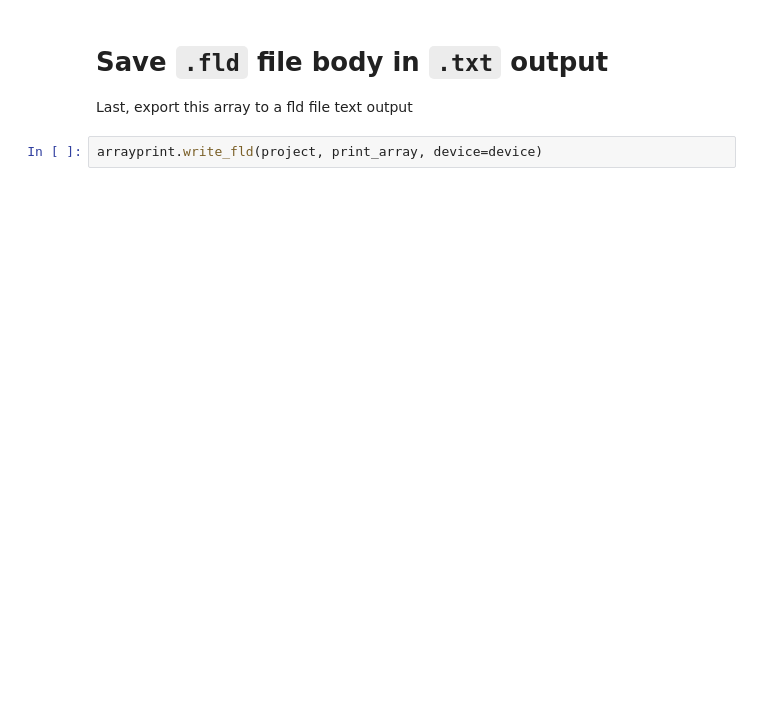
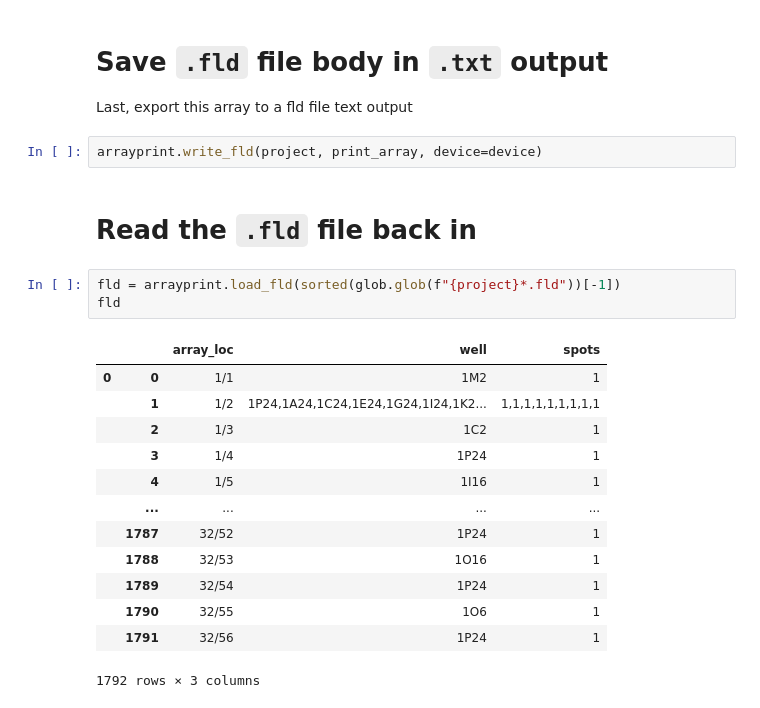
Before and after one commit to FordyceLab/arrayprint, a Jupyter notebook: docs/example.ipynb, the cells around one changed output. Drawn from its saved outputs; the diff is of its cells as text; blank space fills up the shorter version.

```diff
--- a/docs/example.ipynb
+++ b/docs/example.ipynb
@@ -144,3 +180,22 @@ plt.show()
 Last, export this array to a fld file text output
 # %%
 arrayprint.write_fld(project, print_array, device=device)
+# %% [markdown]
+# Read the `.fld` file back in
+# %%
+fld = arrayprint.load_fld(sorted(glob.glob(f"{project}*.fld"))[-1])
+fld
+# %% [output]
+|  |  | array_loc | well | spots |
+| 0 | 0 | 1/1 | 1M2 | 1 |
+|  | 1 | 1/2 | 1P24,1A24,1C24,1E24,1G24,1I24,1K2... | 1,1,1,1,1,1,1,1,1 |
+|  | 2 | 1/3 | 1C2 | 1 |
+|  | 3 | 1/4 | 1P24 | 1 |
+|  | 4 | 1/5 | 1I16 | 1 |
+|  | ... | ... | ... | ... |
+|  | 1787 | 32/52 | 1P24 | 1 |
+|  | 1788 | 32/53 | 1O16 | 1 |
+|  | 1789 | 32/54 | 1P24 | 1 |
+|  | 1790 | 32/55 | 1O6 | 1 |
+|  | 1791 | 32/56 | 1P24 | 1 |
+1792 rows × 3 columns
```
Also changed, not shown: parts of 11 cells of this notebook, 8 other files.
